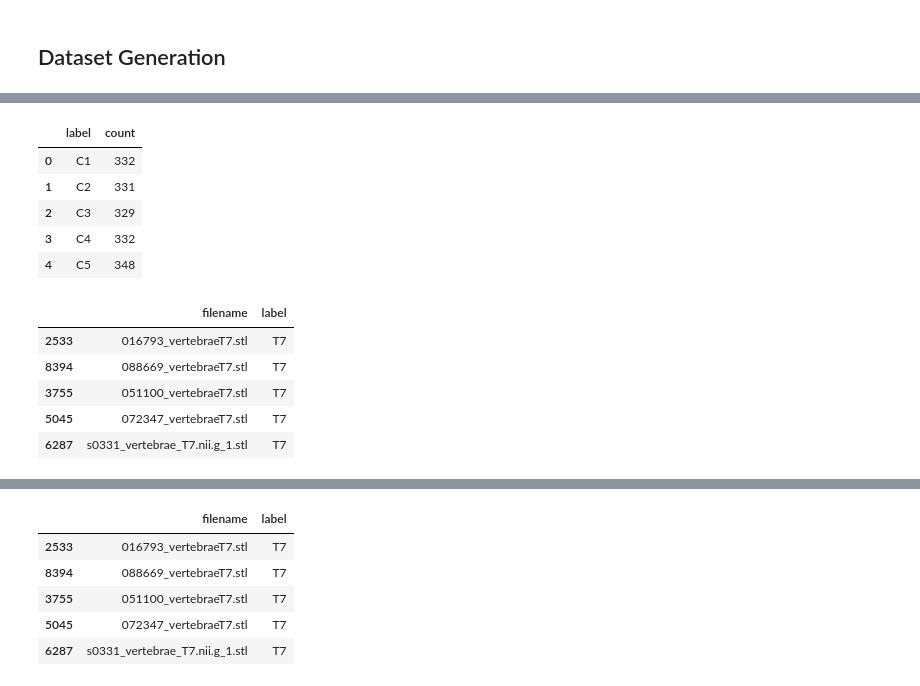
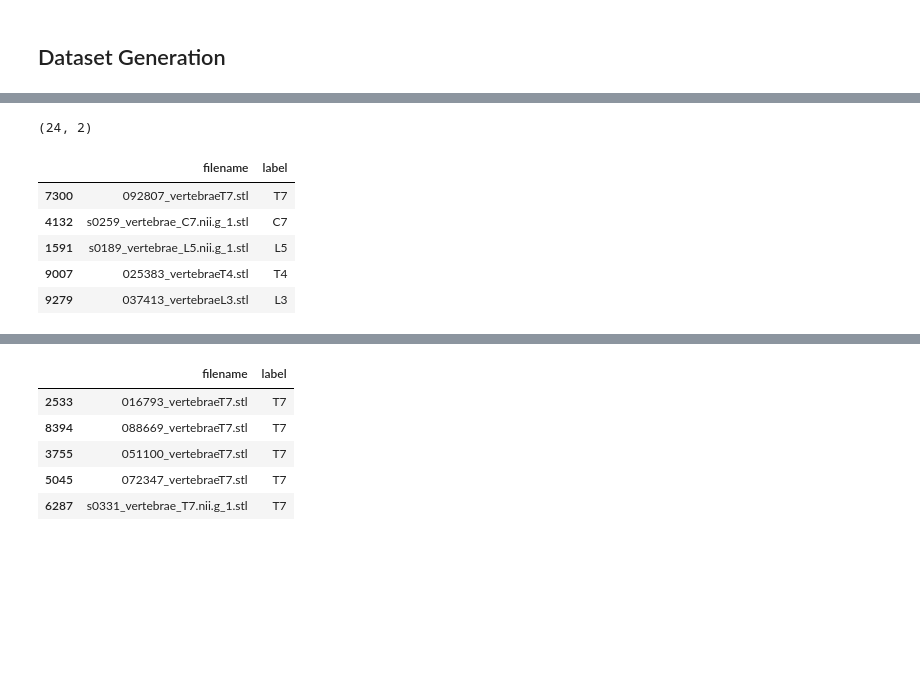
Before and after one commit to auto-d/shaperx, a Jupyter notebook: experimentation.ipynb, the cells around one changed output, grey strips where cells are left out. Saved outputs shown, nothing was run; the diff lists cells and outputs as text; code cells hidden in the pictures; blank space fills up the shorter version.

```diff
--- a/experimentation.ipynb
+++ b/experimentation.ipynb
@@ -366,7 +481,7 @@ import re
 # Create a dataframe that represents everything we've got on disk
 
 def decode_label(filename:str) -> str:
-    match = re.search(".*vertebrae_?([A-Z][0-9]).*.stl", filename)
+    match = re.search(".*vertebrae_?([A-Z][0-9]+).*.stl", filename)
     if match:
         return match.group(1)
 
@@ -398,12 +508,3 @@ g_df.columns = ['label', 'count']
-# %%
-g_df.head()
-# %% [output]
-|  | label | count |
-| 0 | C1 | 332 |
-| 1 | C2 | 331 |
-| 2 | C3 | 329 |
-| 3 | C4 | 332 |
-| 4 | C5 | 348 |
 # %%
 def sample_meshes(df, n=10):
 
@@ -414,13 +515,15 @@ def sample_meshes(df, n=10):
         samples = pd.concat([samples, class_samples])
     return samples
 # %%
-df2 = sample_meshes(df)
+df2 = sample_meshes(df,n=1)
 # %%
-df2.head()
+display(df2.shape)
+display(df2.head())
 # %% [output]
+(24, 2)
 |  | filename | label |
-| 2533 | 016793_vertebraeT7.stl | T7 |
-| 8394 | 088669_vertebraeT7.stl | T7 |
-| 3755 | 051100_vertebraeT7.stl | T7 |
-| 5045 | 072347_vertebraeT7.stl | T7 |
-| 6287 | s0331_vertebrae_T7.nii.g_1.stl | T7 |
+| 7300 | 092807_vertebraeT7.stl | T7 |
+| 4132 | s0259_vertebrae_C7.nii.g_1.stl | C7 |
+| 1591 | s0189_vertebrae_L5.nii.g_1.stl | L5 |
+| 9007 | 025383_vertebraeT4.stl | T4 |
+| 9279 | 037413_vertebraeL3.stl | L3 |
```
Also changed, not shown: parts of 15 cells of this notebook, 2 other files.
